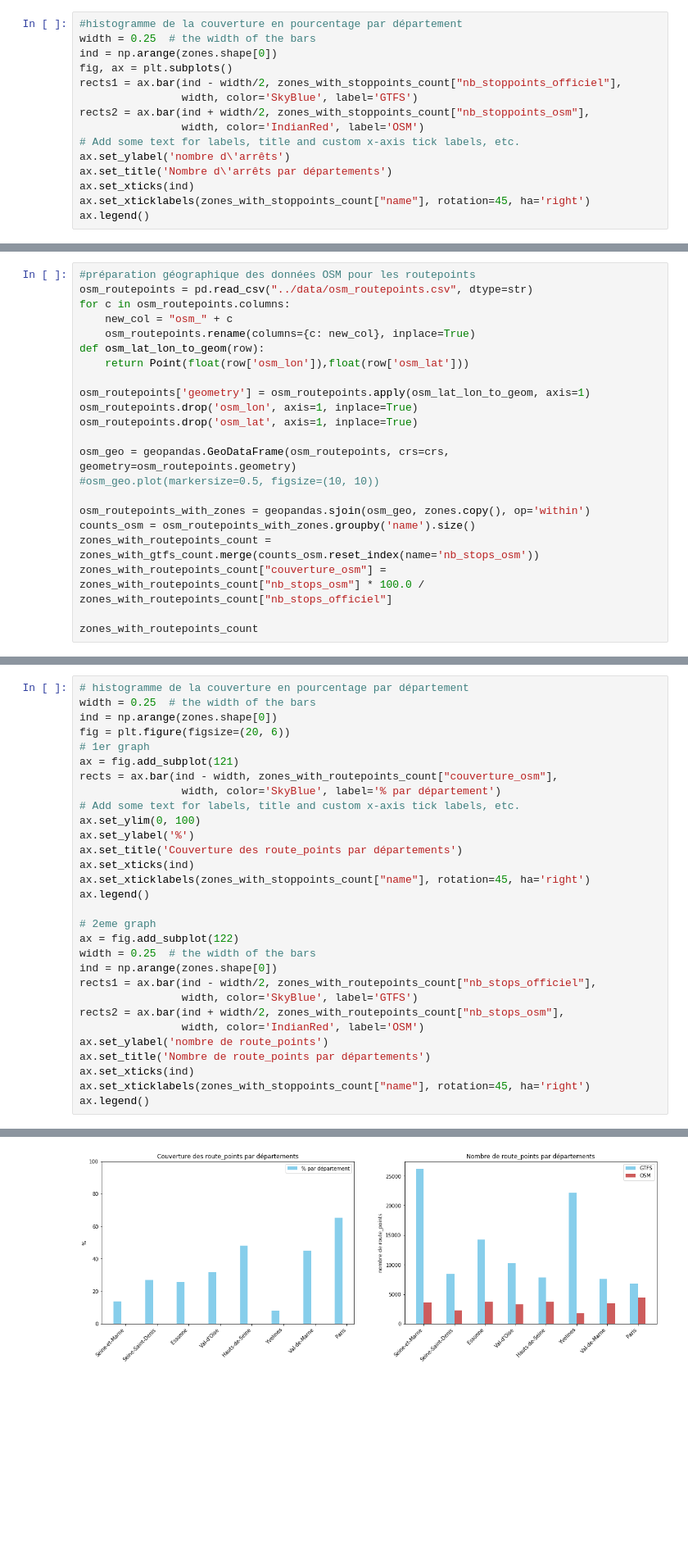
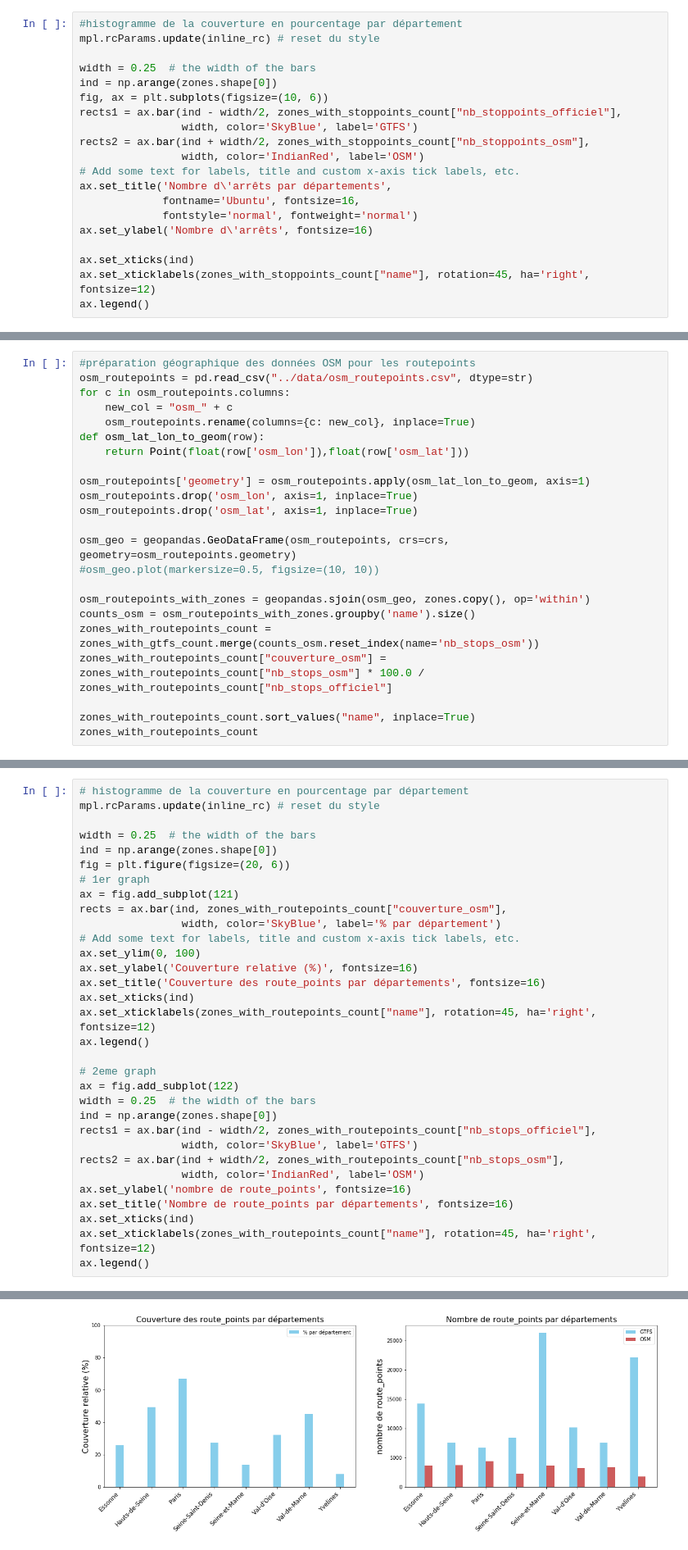
Before and after one commit to Jungle-Bus/ref-fr-STIF, a Jupyter notebook: audit_routepoints/idf_audit.ipynb, the cells around one changed output, grey strips where cells are left out. Shown at 82% size. Cells and saved outputs as stored; diff of their text form; blank space fills up the shorter version.

```diff
--- a/audit_routepoints/idf_audit.ipynb
+++ b/audit_routepoints/idf_audit.ipynb
@@ -74,17 +74,22 @@ zones_with_stoppoints_count
 # %%
 #histogramme de la couverture en pourcentage par département
+mpl.rcParams.update(inline_rc) # reset du style
+
 width = 0.25  # the width of the bars
 ind = np.arange(zones.shape[0])
-fig, ax = plt.subplots()
+fig, ax = plt.subplots(figsize=(10, 6))
 rects1 = ax.bar(ind - width/2, zones_with_stoppoints_count["nb_stoppoints_officiel"],
                 width, color='SkyBlue', label='GTFS')
 rects2 = ax.bar(ind + width/2, zones_with_stoppoints_count["nb_stoppoints_osm"],
                 width, color='IndianRed', label='OSM')
 # Add some text for labels, title and custom x-axis tick labels, etc.
-ax.set_ylabel('nombre d\'arrêts')
-ax.set_title('Nombre d\'arrêts par départements')
+ax.set_title('Nombre d\'arrêts par départements',
+             fontname='Ubuntu', fontsize=16,
+             fontstyle='normal', fontweight='normal')
+ax.set_ylabel('Nombre d\'arrêts', fontsize=16)
+
 ax.set_xticks(ind)
-ax.set_xticklabels(zones_with_stoppoints_count["name"], rotation=45, ha='right')
+ax.set_xticklabels(zones_with_stoppoints_count["name"], rotation=45, ha='right', fontsize=12)
 ax.legend()
 # %% [output]
 <matplotlib.legend.Legend at 0x...>
@@ -161,6 +166,7 @@ counts_osm = osm_routepoints_with_zones.groupby('name').size()
 zones_with_routepoints_count = zones_with_gtfs_count.merge(counts_osm.reset_index(name='nb_stops_osm'))
 zones_with_routepoints_count["couverture_osm"] = zones_with_routepoints_count["nb_stops_osm"] * 100.0 / zones_with_routepoints_count["nb_stops_officiel"]
 
+zones_with_routepoints_count.sort_values("name", inplace=True)
 zones_with_routepoints_count
 # %% [output]
 |  | name | geometry | nb_stops_officiel | nb_stops_osm | couverture_osm |
@@ -175,36 +181,38 @@ zones_with_routepoints_count
 # %%
 # histogramme de la couverture en pourcentage par département
+mpl.rcParams.update(inline_rc) # reset du style
+
 width = 0.25  # the width of the bars
 ind = np.arange(zones.shape[0])
 fig = plt.figure(figsize=(20, 6))
 # 1er graph
 ax = fig.add_subplot(121)
-rects = ax.bar(ind - width, zones_with_routepoints_count["couverture_osm"],
+rects = ax.bar(ind, zones_with_routepoints_count["couverture_osm"],
                 width, color='SkyBlue', label='% par département')
 # Add some text for labels, title and custom x-axis tick labels, etc.
 ax.set_ylim(0, 100)
-ax.set_ylabel('%')
-ax.set_title('Couverture des route_points par départements')
+ax.set_ylabel('Couverture relative (%)', fontsize=16)
+ax.set_title('Couverture des route_points par départements', fontsize=16)
 ax.set_xticks(ind)
-ax.set_xticklabels(zones_with_stoppoints_count["name"], rotation=45, ha='right')
+ax.set_xticklabels(zones_with_routepoints_count["name"], rotation=45, ha='right', fontsize=12)
 ax.legend()
 
 # 2eme graph
 ax = fig.add_subplot(122)
 width = 0.25  # the width of the bars
 ind = np.arange(zones.shape[0])
 rects1 = ax.bar(ind - width/2, zones_with_routepoints_count["nb_stops_officiel"],
                 width, color='SkyBlue', label='GTFS')
 rects2 = ax.bar(ind + width/2, zones_with_routepoints_count["nb_stops_osm"],
                 width, color='IndianRed', label='OSM')
-ax.set_ylabel('nombre de route_points')
-ax.set_title('Nombre de route_points par départements')
+ax.set_ylabel('nombre de route_points', fontsize=16)
+ax.set_title('Nombre de route_points par départements', fontsize=16)
 ax.set_xticks(ind)
-ax.set_xticklabels(zones_with_stoppoints_count["name"], rotation=45, ha='right')
+ax.set_xticklabels(zones_with_routepoints_count["name"], rotation=45, ha='right', fontsize=12)
 ax.legend()
 # %% [output]
 <matplotlib.legend.Legend at 0x...>
-[figure, old version]
+[figure, new version]
 # %%
 m = folium.Map([48.8566, 2.3429], zoom_start=9, tiles="OpenStreetMap")
 m.choropleth(geo_data=zones_with_routepoints_count, data=zones_with_routepoints_count, columns=['name', 'couverture_osm'],
```
Also changed, not shown: parts of 21 cells of this notebook, 4 other files.
